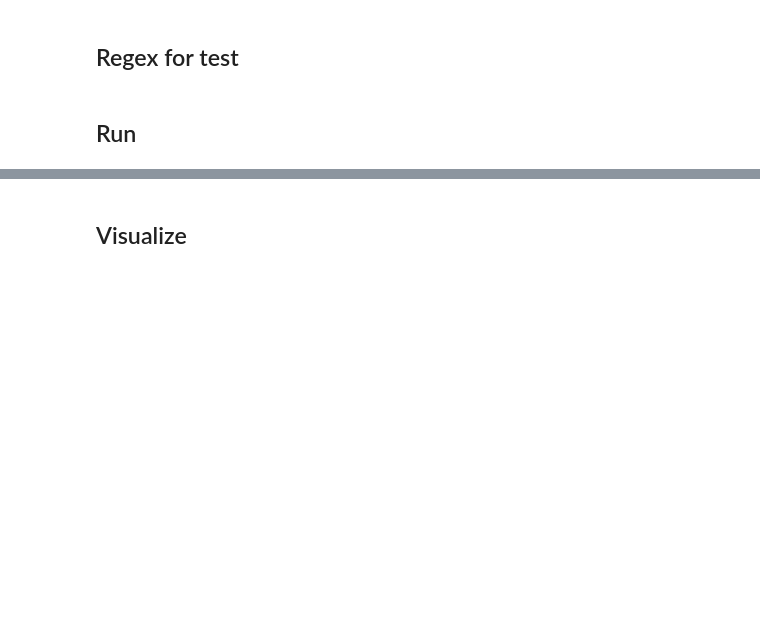
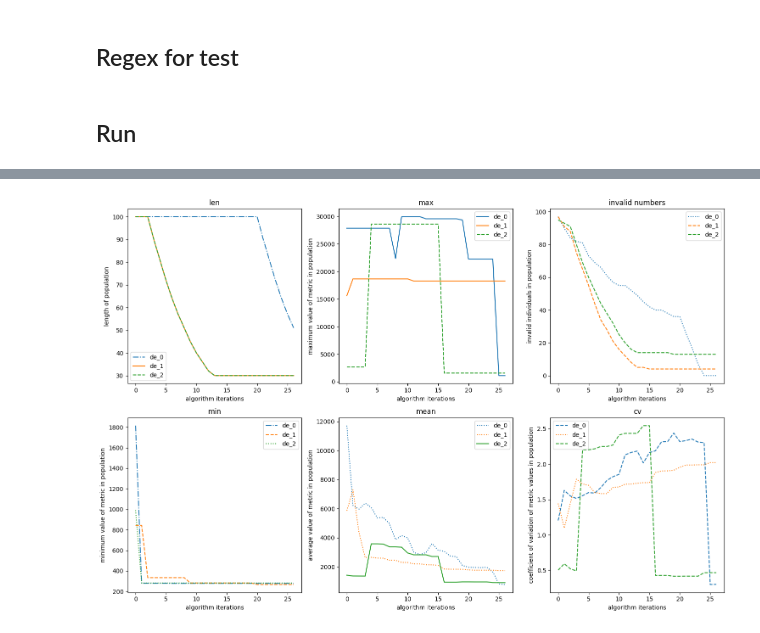
Before and after one commit to suboty/ret, a Jupyter notebook: research/Coevolutionary Demo for DE.ipynb, the cells around one changed output, grey strips where cells are left out. Saved outputs shown, nothing was run; the diff lists cells and outputs as text; code cells hidden in the pictures; blank space fills up the shorter version.

```diff
--- a/research/Coevolutionary Demo for DE.ipynb
+++ b/research/Coevolutionary Demo for DE.ipynb
@@ -90,2 +92,0 @@ Done in 1.501 seconds
-# %% [markdown]
-## Visualize
@@ -91,0 +97,9 @@ Done in 1.501 seconds
+# %%
+from coevolutionary.utils.visualization import visualize
+
+visualize(
+    algorithm_history=coevolution_algorithm_history,
+    algorithm_names=coev_names
+)
+# %% [output]
+[figure, added]
```
Also changed, not shown: parts of 11 cells of this notebook, 3 other files.
